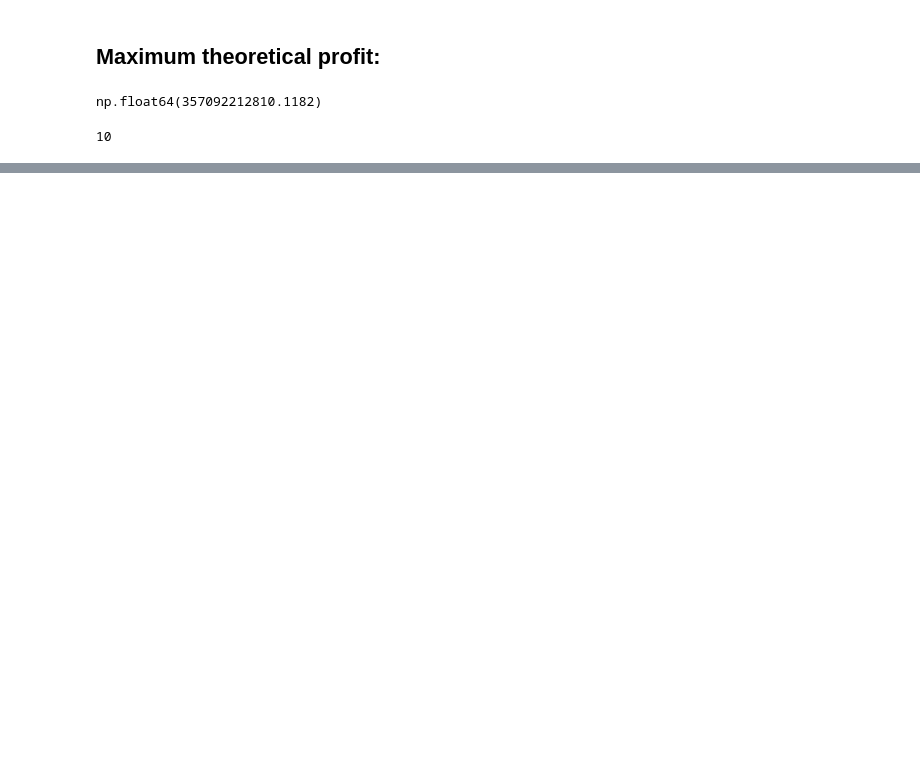
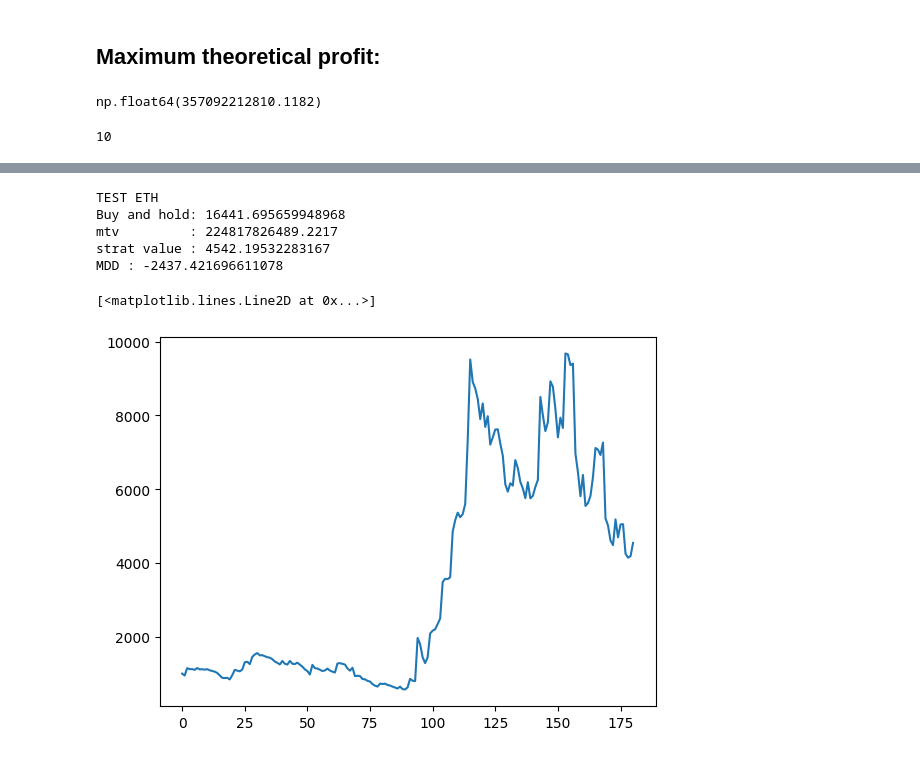
Before and after one commit to KhanNot/GP_trading_strategies, a Jupyter notebook: transform_df.ipynb, the cells around one changed output, grey strips where cells are left out. Drawn from its saved outputs; the diff is of its cells as text; code cells hidden in the pictures; blank space fills up the shorter version.

```diff
--- a/transform_df.ipynb
+++ b/transform_df.ipynb
@@ -647,0 +653,30 @@ val
+# %%
+eth_ts = yf.Ticker("TSLA").history(start='2016-01-01', end='2023-06-30')
+
+base_columns_list = ['Open', 'High', 'Low', 'Close', 'Volume']
+
+for column in base_columns_list:
+    for lag in range(2,50):
+        create_ma_columns(df = eth_ts,column=column, lag = lag)
+    for lag in range(1,50):
+        create_lagged_columns(df = eth_ts,column=column, lag = lag)
+    for lag in range(10):
+        create_percentage_of_value(df = eth_ts,column=column)
+
+print("TEST ETH")
+print("Buy and hold:",(1000/eth_ts.iloc[0]['Open'])*eth_ts.iloc[-1]['Open']*(1-tc)**2)
+print("mtv         :",maximum_theoretical_value(eth_ts))
+print("strat value :",trading_strat(individual = best_solution, df=eth_ts, pset=pset)[0])
+print("MDD :",trading_strat(individual = best_solution, df=eth_ts, pset=pset)[1])
+ts_val_eth = trading_strat(individual = best_solution, df=eth_ts, pset=pset)[2]
+# %% [output]
+TEST ETH
+Buy and hold: 16441.695659948968
+mtv         : 224817826489.2217
+strat value : 4542.19532283167
+MDD : -2437.421696611078
+# %%
+plt.plot(range(0,len(ts_val_eth)), ts_val_eth)
+# %% [output]
+[<matplotlib.lines.Line2D at 0x...>]
+[figure, added]
```
Also changed, not shown: parts of 32 cells of this notebook, 26 other files.
